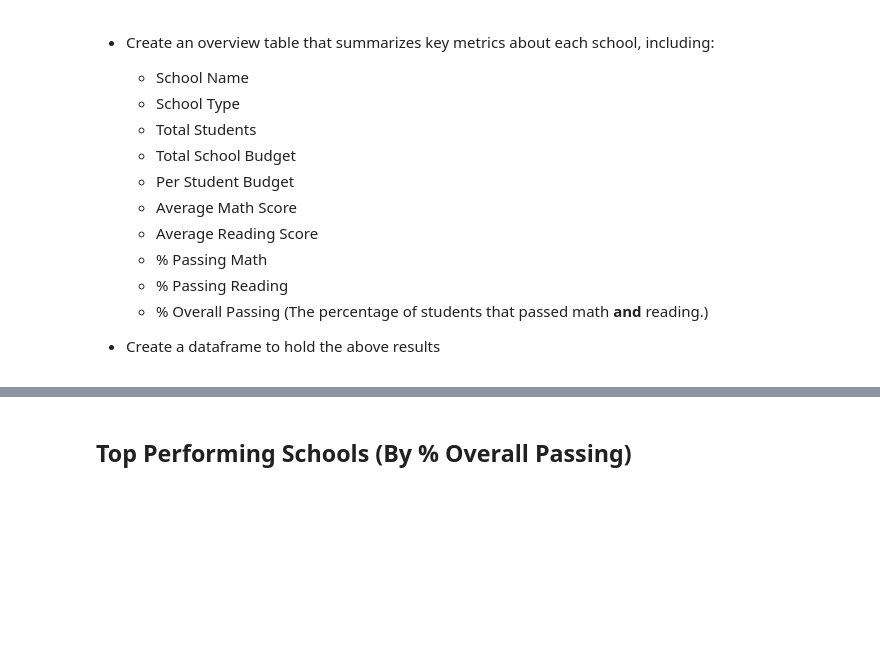
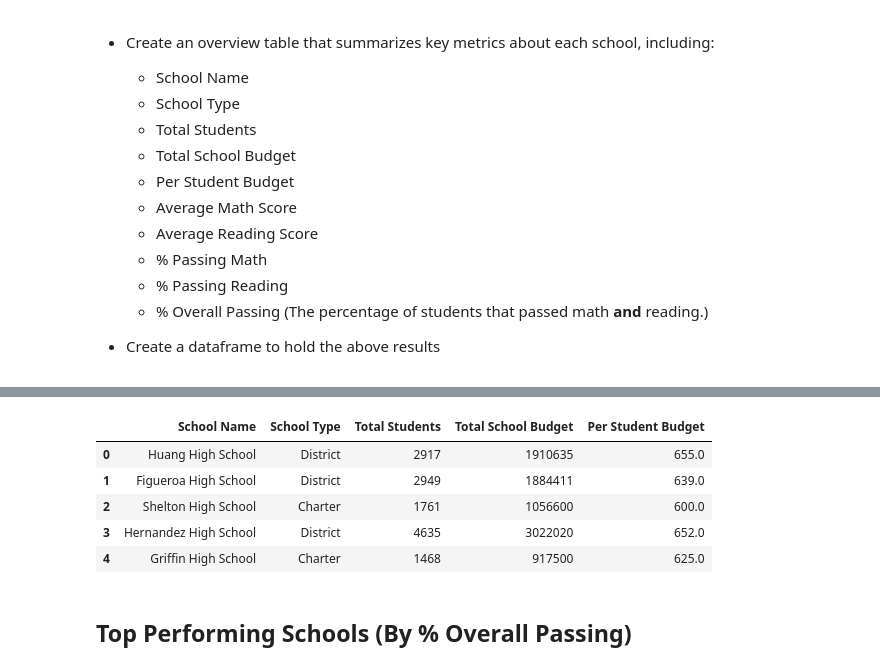
Before and after one commit to UoT-Bootcamp/Pandas---Challenge, a Jupyter notebook: PyCitySchools/PyCitySchools_PyCitySchools_starter.ipynb, the cells around one changed output, grey strips where cells are left out. Drawn from its saved outputs; the diff is of its cells as text; code cells hidden in the pictures; blank space fills up the shorter version.

```diff
--- a/PyCitySchools/PyCitySchools_PyCitySchools_starter.ipynb
+++ b/PyCitySchools/PyCitySchools_PyCitySchools_starter.ipynb
@@ -134,3 +114,34 @@ new
+# %%
+# # Create a copy of school_data and student_data
+# school_data_df = school_data.copy()
+# student_data_df =student_data.copy()
+
+# Rename the columns
+school_data_df = school_data_df.rename(columns = {"school_name": "School Name",
+                                "type": "School Type",
+                                "size": "Total Students"
+                                })
+
+# Insert a new column 'Per Student Budget' in the 'school_data_copy'
+school_data_df["Per Student Budget"] = school_data_df["budget"] / school_data_df["Total Students"]
+
+# Insert a new column 'Total School Budget' and insert the budget series in it
+school_data_df["Total School Budget"] = school_data_df["budget"]
+
+# Kept only the columns we want in our new 'school_data_df' DataFrame
+school_data_df = school_data_df[["School Name", "School Type", "Total Students", "Total School Budget", "Per Student Budget"]]
+school_data_df.head()
+
+
+# group_student_data_df = student_data_df.groupby("school_name")
+# group_student_data_df.count()
+# %% [output]
+|  | School Name | School Type | Total Students | Total School Budget | Per Student Budget |
+| 0 | Huang High School | District | 2917 | 1910635 | 655.0 |
+| 1 | Figueroa High School | District | 2949 | 1884411 | 639.0 |
+| 2 | Shelton High School | Charter | 1761 | 1056600 | 600.0 |
+| 3 | Hernandez High School | District | 4635 | 3022020 | 652.0 |
+| 4 | Griffin High School | Charter | 1468 | 917500 | 625.0 |
 # %% [markdown]
 ## Top Performing Schools (By % Overall Passing)
 # %% [markdown]
```
Also changed, not shown: parts of 9 cells of this notebook.
